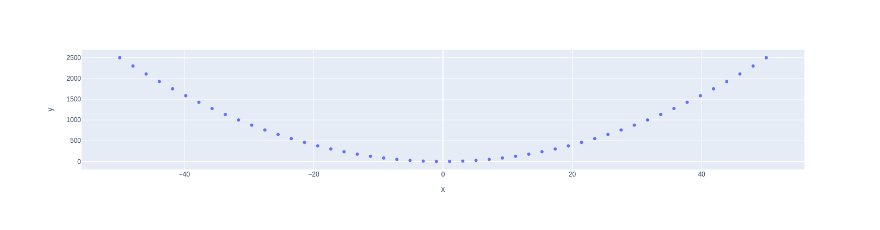
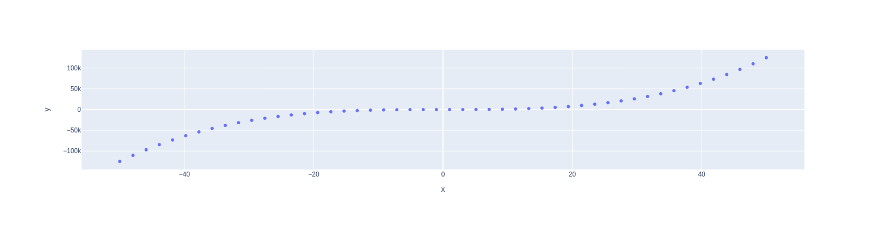
Before and after one commit to mikecroft/notebooks, a Jupyter notebook: exp1.ipynb, the cells around one changed output. Drawn from its saved outputs; the diff is of its cells as text; code cells hidden in the pictures.

```diff
--- a/exp1.ipynb
+++ b/exp1.ipynb
@@ -6,7 +6,7 @@ import plotly.express as px
 x = np.linspace(start=-50, stop=50)
 
 # y-axis data points
-y = x ** 2
+y = x ** 3
 
 # define the plot
 fig = px.scatter(x=x, y=y)
@@ -17 +16 @@ fig.show()
-[figure, old version]
+[figure, new version]
```
Also changed, not shown: parts of 1 cell of this notebook.
